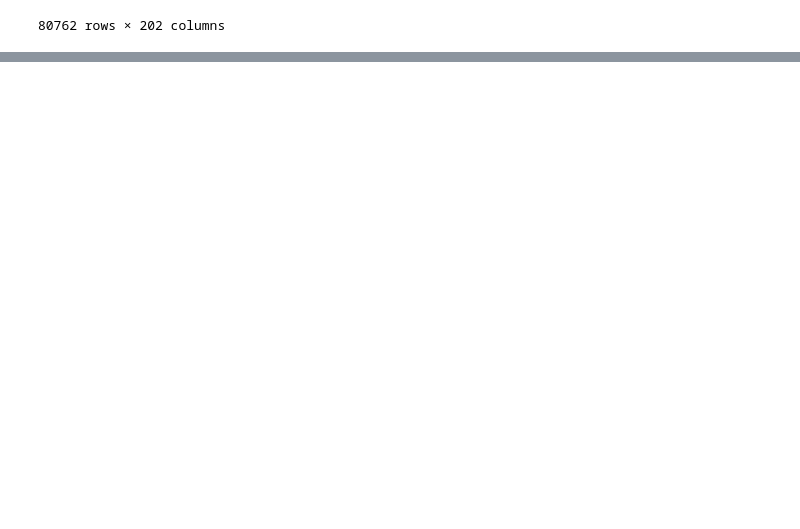
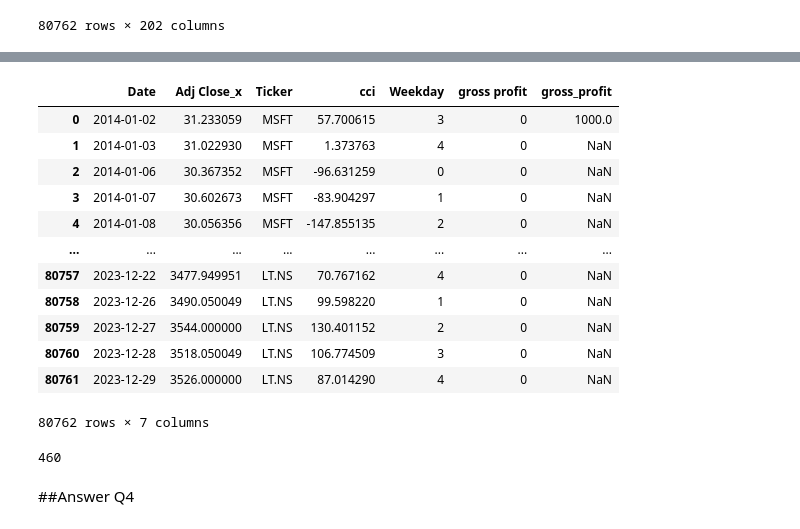
Before and after one commit to fjl2020/PythonInvest, a Jupyter notebook: 02_module.ipynb, the cells around one changed output, grey strips where cells are left out. Cells and saved outputs as stored; diff of their text form; code cells hidden in the pictures; blank space fills up the shorter version.

```diff
--- a/02_module.ipynb
+++ b/02_module.ipynb
@@ -651,0 +681,23 @@ m16[]
+# %%
+# m17.info()
+m17
+# %% [output]
+|  | Date | Adj Close_x | Ticker | cci | Weekday | gross profit | gross_profit |
+| 0 | 2014-01-02 | 31.233059 | MSFT | 57.700615 | 3 | 0 | 1000.0 |
+| 1 | 2014-01-03 | 31.022930 | MSFT | 1.373763 | 4 | 0 | NaN |
+| 2 | 2014-01-06 | 30.367352 | MSFT | -96.631259 | 0 | 0 | NaN |
+| 3 | 2014-01-07 | 30.602673 | MSFT | -83.904297 | 1 | 0 | NaN |
+| 4 | 2014-01-08 | 30.056356 | MSFT | -147.855135 | 2 | 0 | NaN |
+| ... | ... | ... | ... | ... | ... | ... | ... |
+| 80757 | 2023-12-22 | 3477.949951 | LT.NS | 70.767162 | 4 | 0 | NaN |
+| 80758 | 2023-12-26 | 3490.050049 | LT.NS | 99.598220 | 1 | 0 | NaN |
+| 80759 | 2023-12-27 | 3544.000000 | LT.NS | 130.401152 | 2 | 0 | NaN |
+| 80760 | 2023-12-28 | 3518.050049 | LT.NS | 106.774509 | 3 | 0 | NaN |
+| 80761 | 2023-12-29 | 3526.000000 | LT.NS | 87.014290 | 4 | 0 | NaN |
+80762 rows × 7 columns
+# %%
+m17['buy']=0
+m17.loc[(m17['cci']>200) & (m17['Weekday']==4),'buy']=1
+m17['buy'].sum()
+# %% [output]
+460
@@ -651,0 +773,2 @@ m16[]
+# %% [markdown]
+##Answer Q4
```
Also changed, not shown: parts of 19 cells of this notebook.
